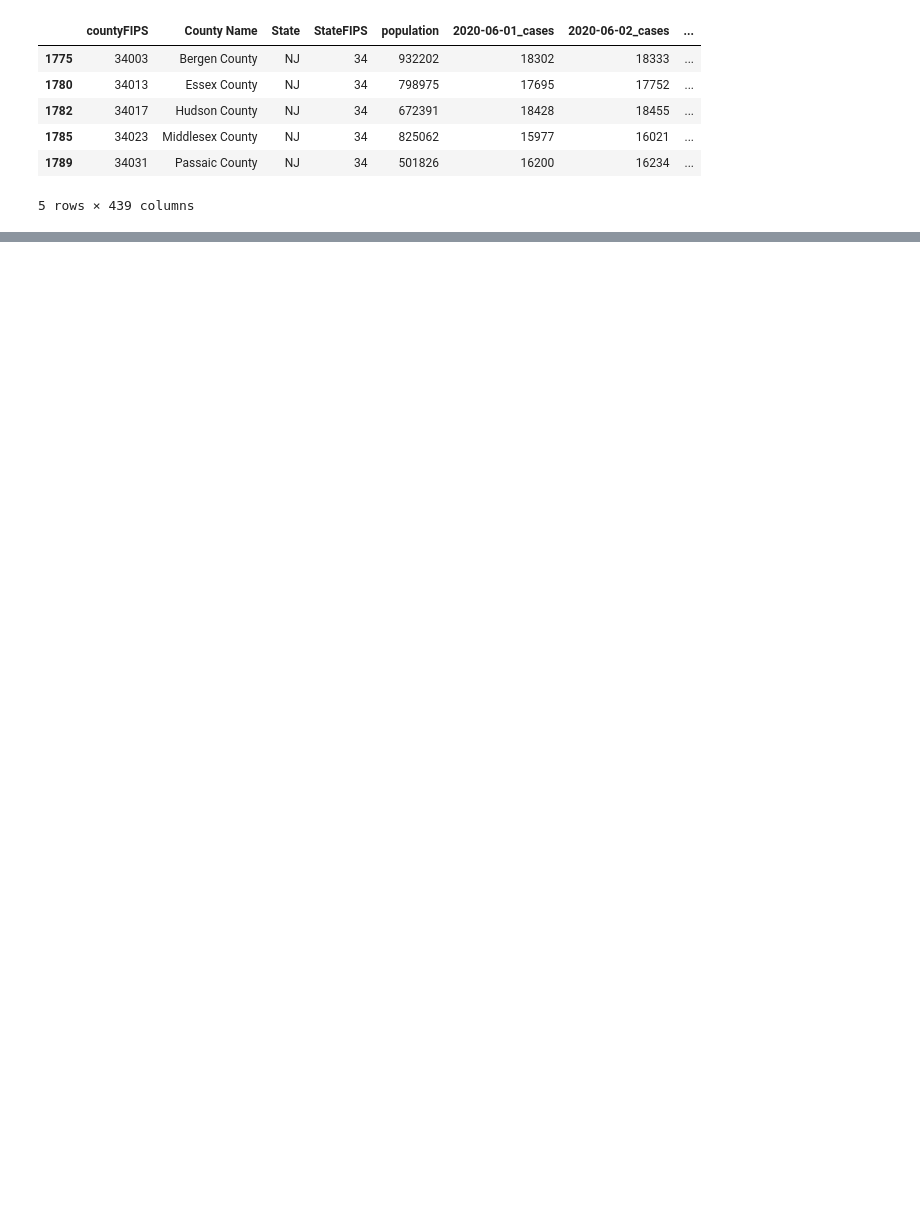
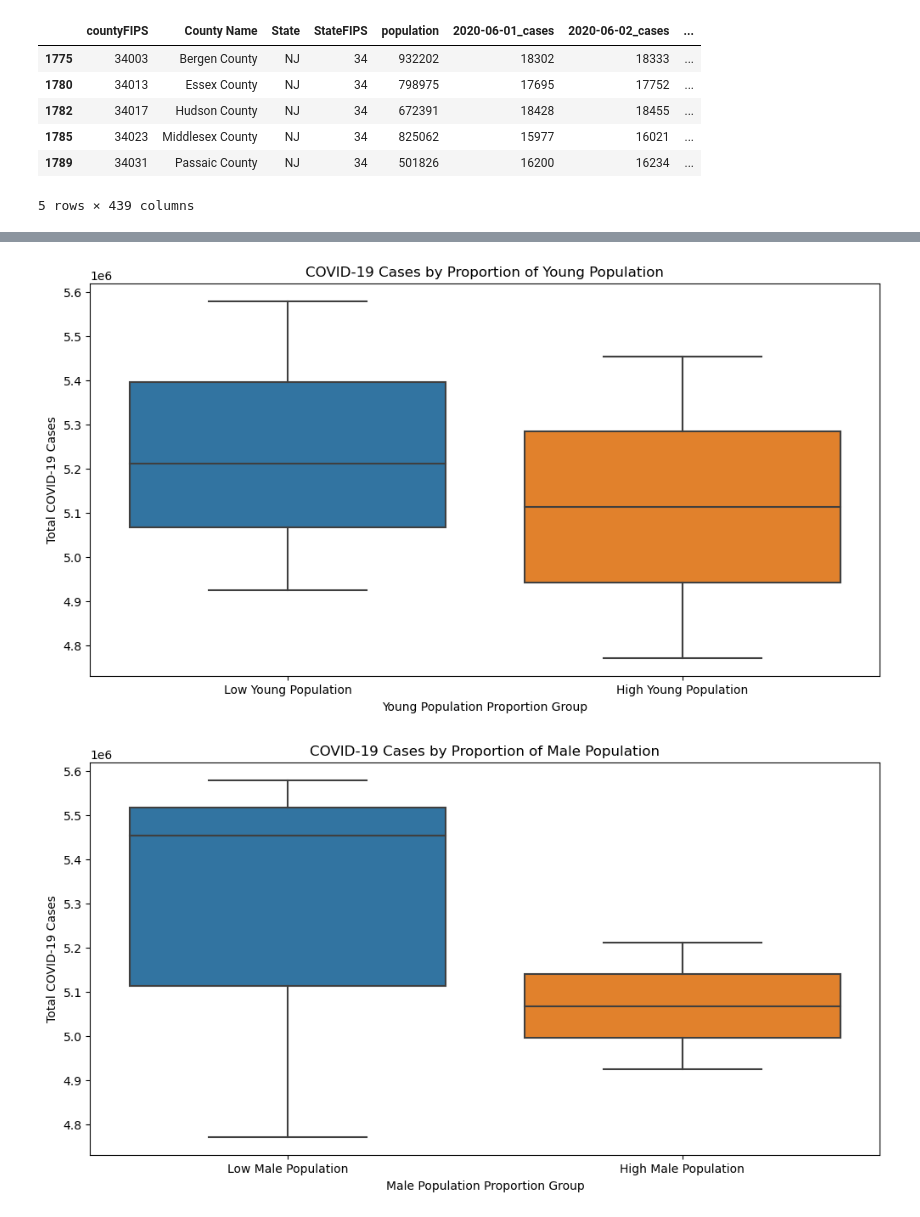
Before and after one commit to hamza890890/Group7ClassProject, a Jupyter notebook: Stage IV/Cristian Lorenzo/CL_Stage_IV.ipynb, the cells around one changed output, grey strips where cells are left out. Saved outputs shown, nothing was run; the diff lists cells and outputs as text; code cells hidden in the pictures; blank space fills up the shorter version.

```diff
--- a/Stage IV/Cristian Lorenzo/CL_Stage_IV.ipynb
+++ b/Stage IV/Cristian Lorenzo/CL_Stage_IV.ipynb
@@ -122,0 +136,8 @@ for county in counties:
+# %%
+import pandas as pd
+from scipy.stats import ttest_ind, chi2_contingency
+
+# Data Set
+file_path = 'NJ_County_Demographic.csv'
+data = pd.read_csv(file_path)
+data
@@ -122,0 +237,30 @@ for county in counties:
+# %%
+import matplotlib.pyplot as plt
+import seaborn as sns
+
+# Young Population vs COVID-19 Cases Visualization
+plt.figure(figsize=(12, 6))
+
+# Creating a box plot for COVID-19 cases grouped by high and low proportion of young population
+sns.boxplot(data=filtered_data,
+            x=pd.cut(filtered_data['prop_under_18'], bins=[0, filtered_data['prop_under_18'].median(), 1], labels=['Low Young Population', 'High Young Population']),
+            y='total_cases')
+plt.title('COVID-19 Cases by Proportion of Young Population')
+plt.ylabel('Total COVID-19 Cases')
+plt.xlabel('Young Population Proportion Group')
+plt.show()
+
+# Gender Proportion vs COVID-19 Cases Visualization
+plt.figure(figsize=(12, 6))
+
+# Creating a box plot for COVID-19 cases grouped by high and low proportion of male population
+sns.boxplot(data=filtered_data,
+            x=pd.cut(filtered_data['prop_male'], bins=[0, filtered_data['prop_male'].median(), 1], labels=['Low Male Population', 'High Male Population']),
+            y='total_cases')
+plt.title('COVID-19 Cases by Proportion of Male Population')
+plt.ylabel('Total COVID-19 Cases')
+plt.xlabel('Male Population Proportion Group')
+plt.show()
+# %% [output]
+[figure, added]
+[figure, added]
```
Also changed, not shown: parts of 18 cells of this notebook, 6 other files.
